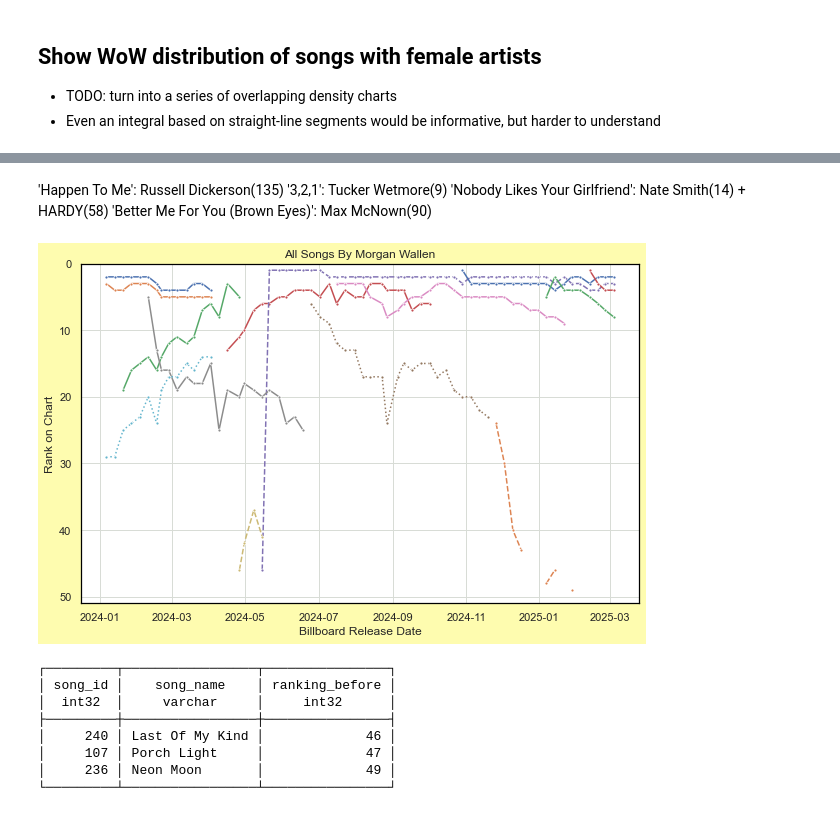
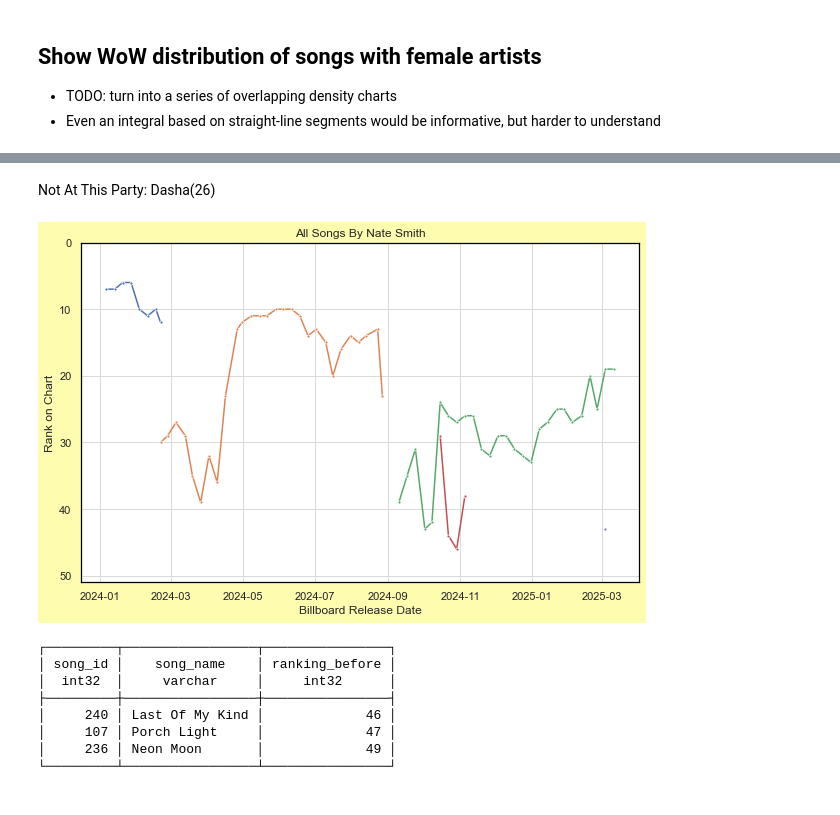
Before and after one commit to jwmanahan/billboard, a Jupyter notebook: add_new_week.ipynb, the cells around one changed output, grey strips where cells are left out. Drawn from its saved outputs; the diff is of its cells as text; code cells hidden in the pictures.

```diff
--- a/add_new_week.ipynb
+++ b/add_new_week.ipynb
@@ -770,13 +733,10 @@ Thomas Rhett        2
 Name: song_id, dtype: int64
 # %% [markdown]
-'Happen To Me': Russell Dickerson(135)
-'3,2,1': Tucker Wetmore(9)
-'Nobody Likes Your Girlfriend': Nate Smith(14) + HARDY(58)
-'Better Me For You (Brown Eyes)': Max McNown(90)
+Not At This Party: Dasha(26)
 # %%
 # For now, manual artist name selection
 # TODO: Create charts for every artist on this week's chart at once
-artist_name = 'Morgan Wallen'
+artist_name = 'Nate Smith'
 
 df_weeks_this_artist = df_weeks_for_artist.query(
     f"artist_name == '{artist_name}'"
@@ -787,34 +747,34 @@ df_weeks_this_artist = df_weeks_for_artist.query(
 #     this_artist_id = input("Please input artist ID for differentiation")
 #     df_weeks_this_artist[
 #         df_weeks_this_artist[artist_id] == this_artist_id
 #     ]
 
 for _, row in df_weeks_this_artist.pivot( # TODO no pivot to support legend in char 'song_name'
     index = 'song_id'
     , columns = 'billboard_observation_date' #TODO: weeks ago
     , values = 'billboard_rank'
 ).fillna(
     np.inf # suppresses only if a different song is on the chart in any week within this song's gap
 ).iterrows():
     graph = sns.lineplot(
         data = row
         , linestyle = credit_type_to_linestyle[
             df_weeks_this_artist[
                 df_weeks_this_artist['song_id'] == row.name
             ].groupby('relationship_type').count().iloc[0].name
         ]
         , marker = '.'
     )
 
 graph.set(
     title = f'All Songs By {artist_name}'
     , xlabel = 'Billboard Release Date' # Really observation date (for now)
     , ylabel = 'Rank on Chart'
     , ylim = [0, 51]
 )
 graph.axes.invert_yaxis()
 # %% [output]
-[figure, old version]
+[figure, new version]
 # %%
 # TODO: Set comparison_observation_date as num weeks back, not specific date
 current_observation_date = billboard_observation_date
```
Also changed, not shown: parts of 22 cells of this notebook, 5 other files.
